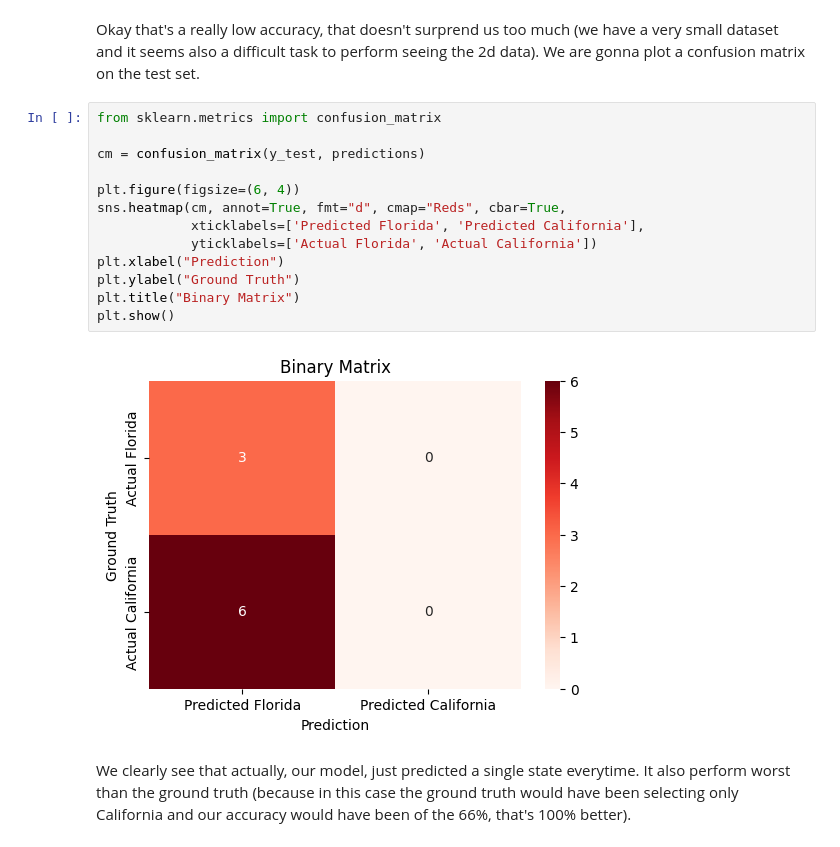
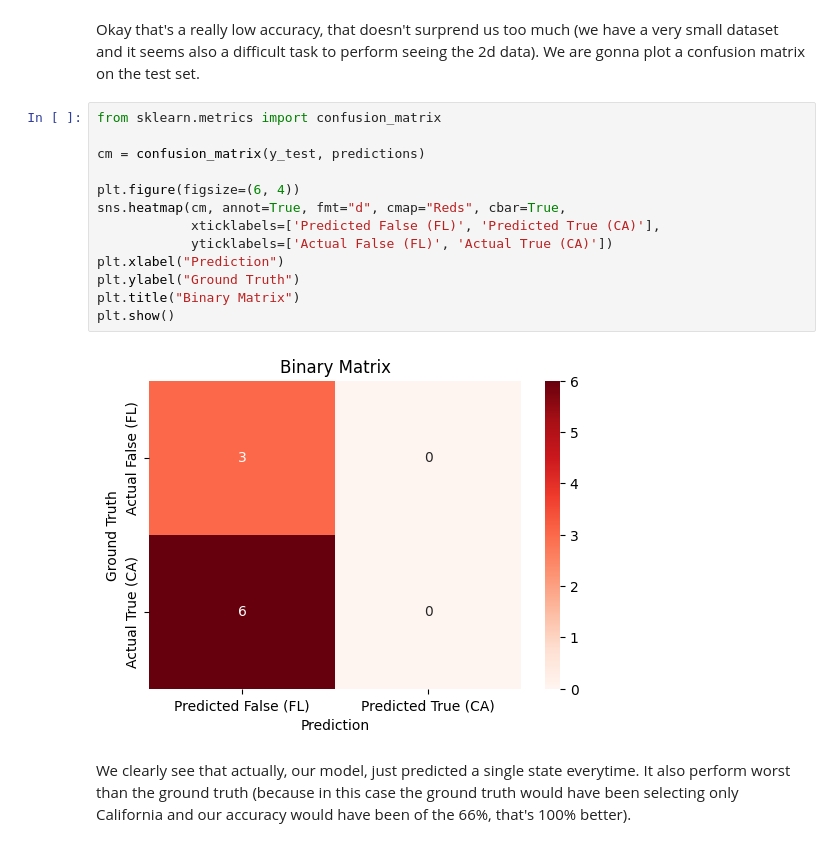
Before and after one commit to frekkoz3/Intro_to_ML_24-25, a Jupyter notebook: challenges/challenge_zero_Bredariol_Francesco.ipynb, the cells around one changed output. Cells and saved outputs as stored; diff of their text form.

```diff
--- a/challenges/challenge_zero_Bredariol_Francesco.ipynb
+++ b/challenges/challenge_zero_Bredariol_Francesco.ipynb
@@ -254,18 +254,18 @@ Okay that's a really low accuracy, that doesn't surprend us too much (we have a
 # %%
 from sklearn.metrics import confusion_matrix
 
 cm = confusion_matrix(y_test, predictions)
 
 plt.figure(figsize=(6, 4))
 sns.heatmap(cm, annot=True, fmt="d", cmap="Reds", cbar=True,
-            xticklabels=['Predicted Florida', 'Predicted California'],
-            yticklabels=['Actual Florida', 'Actual California'])
+            xticklabels=['Predicted False (FL)', 'Predicted True (CA)'],
+            yticklabels=['Actual False (FL)', 'Actual True (CA)'])
 plt.xlabel("Prediction")
 plt.ylabel("Ground Truth")
 plt.title("Binary Matrix")
 plt.show()
 # %% [output]
-[figure, old version]
+[figure, new version]
 # %% [markdown]
 We clearly see that actually, our model, just predicted a single state everytime. It also perform worst than the ground truth (because in this case the ground truth would have been selecting only California and our accuracy would have been of the 66%, that's 100% better).
 # %% [markdown]
```
Also changed, not shown: parts of 19 cells of this notebook.
